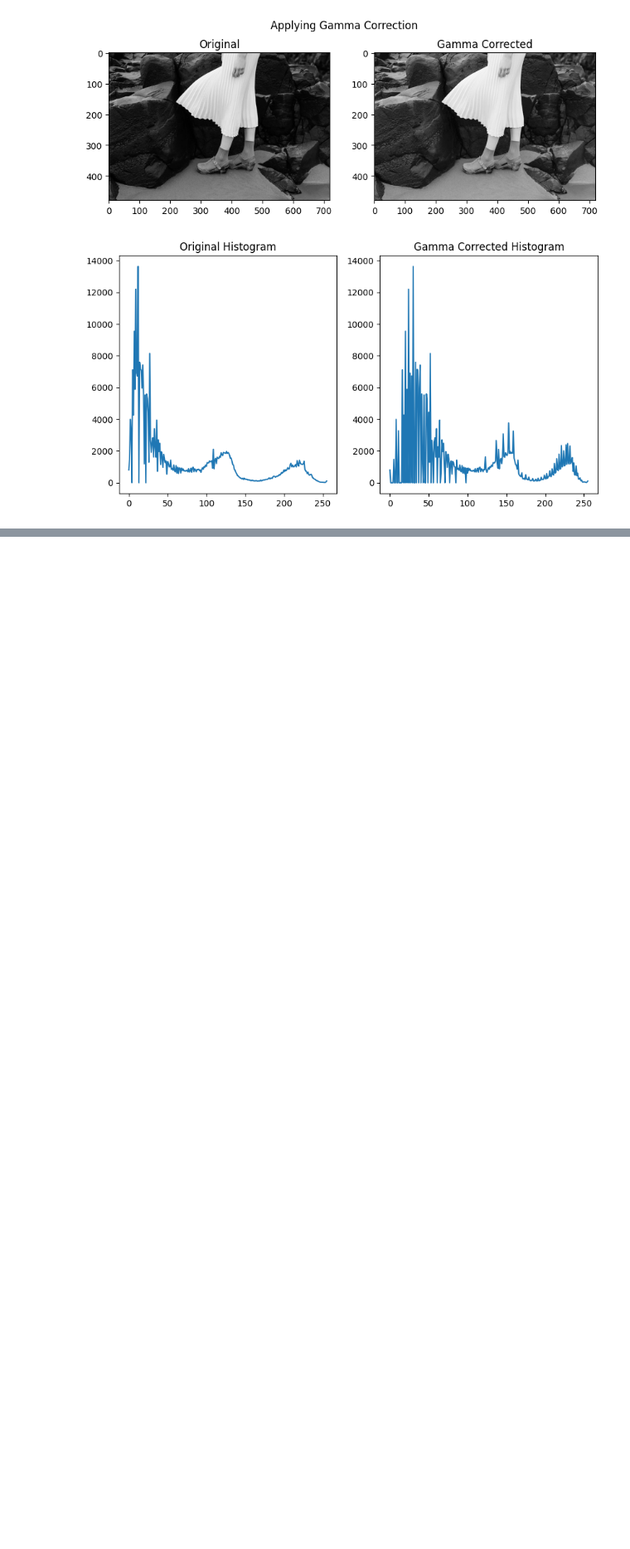
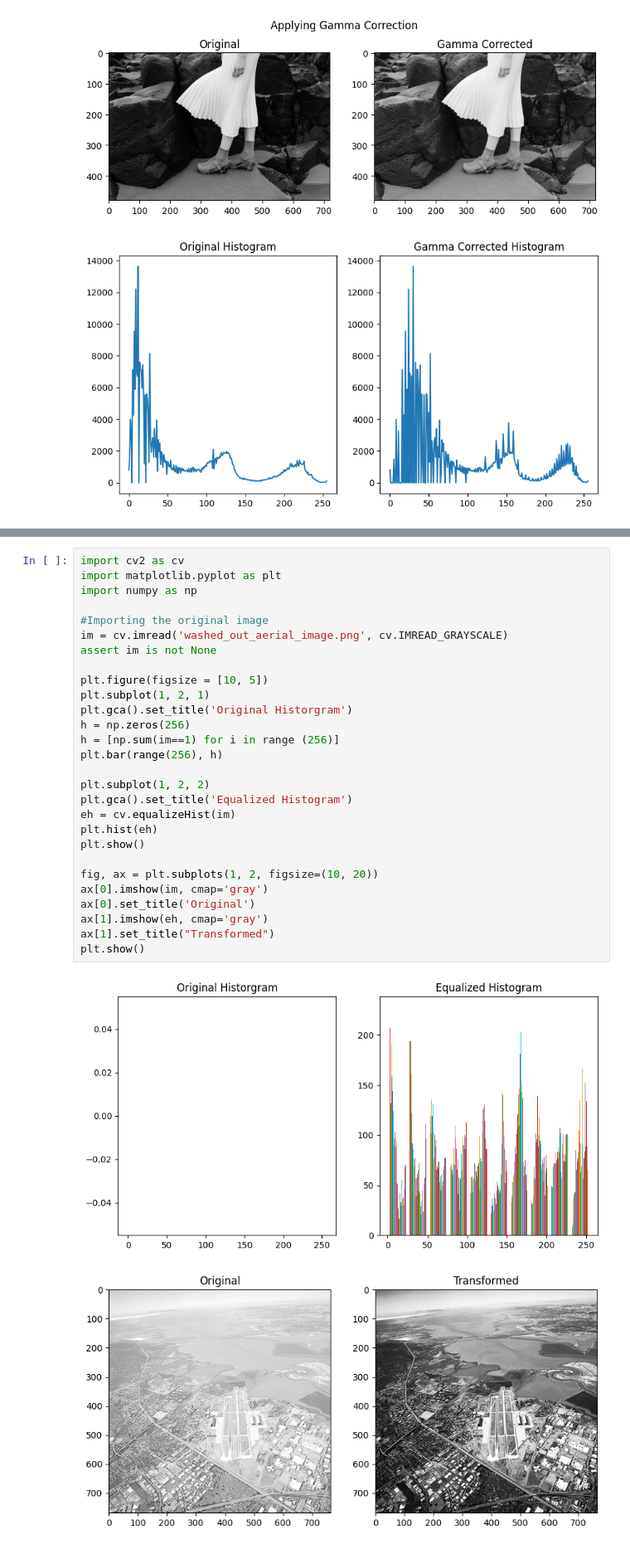
Before and after one commit to vinuradesilva/Assignment-01, a Jupyter notebook: Assignment1.ipynb, the cells around one changed output, grey strips where cells are left out. Shown at 83% size. Drawn from its saved outputs; the diff is of its cells as text; blank space fills up the shorter version.

```diff
--- a/Assignment1.ipynb
+++ b/Assignment1.ipynb
@@ -127,0 +130,31 @@ plt.show()
+# %%
+import cv2 as cv
+import matplotlib.pyplot as plt
+import numpy as np
+
+#Importing the original image
+im = cv.imread('washed_out_aerial_image.png', cv.IMREAD_GRAYSCALE)
+assert im is not None
+
+plt.figure(figsize = [10, 5])
+plt.subplot(1, 2, 1)
+plt.gca().set_title('Original Historgram')
+h = np.zeros(256)
+h = [np.sum(im==1) for i in range (256)]
+plt.bar(range(256), h)
+
+plt.subplot(1, 2, 2)
+plt.gca().set_title('Equalized Histogram')
+eh = cv.equalizeHist(im)
+plt.hist(eh)
+plt.show()
+
+fig, ax = plt.subplots(1, 2, figsize=(10, 20))
+ax[0].imshow(im, cmap='gray')
+ax[0].set_title('Original')
+ax[1].imshow(eh, cmap='gray')
+ax[1].set_title("Transformed")
+plt.show()
+# %% [output]
+[figure, added]
+[figure, added]
```
Also changed, not shown: parts of 1 cell of this notebook.
